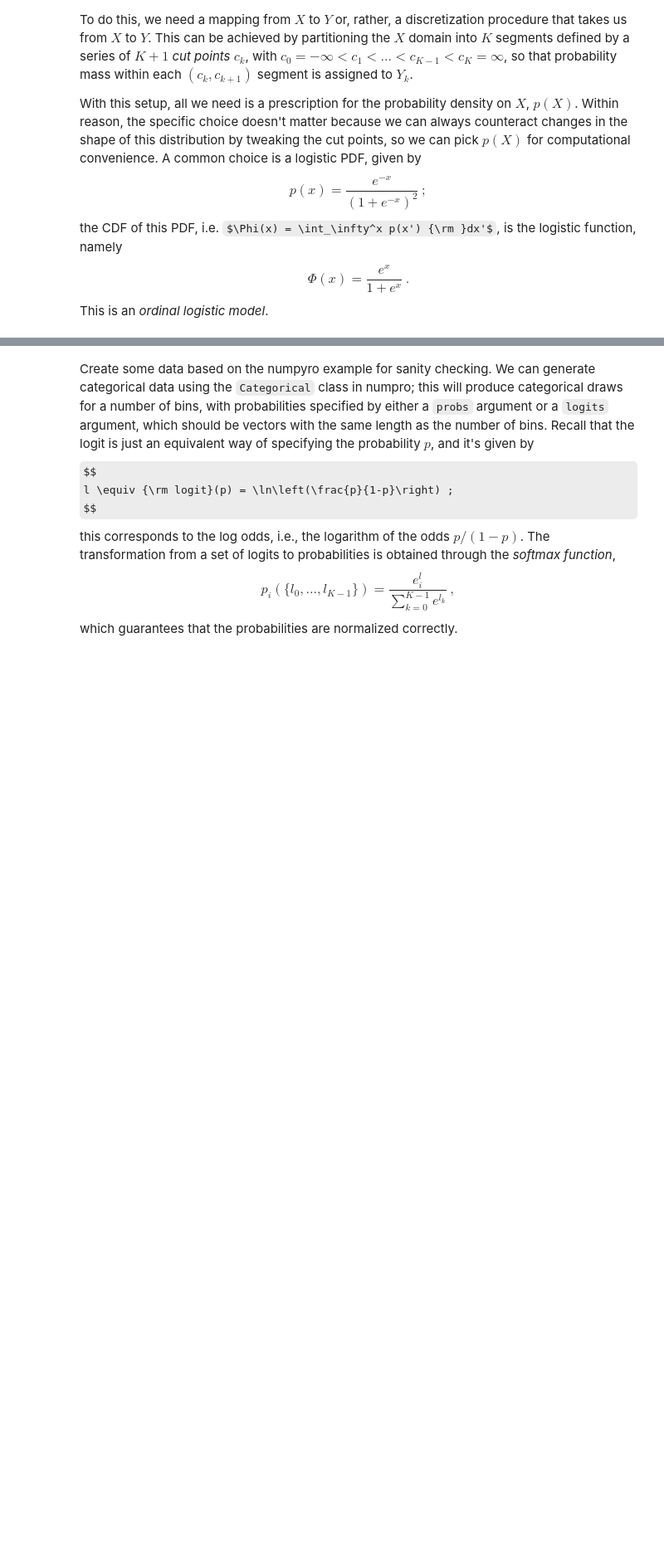
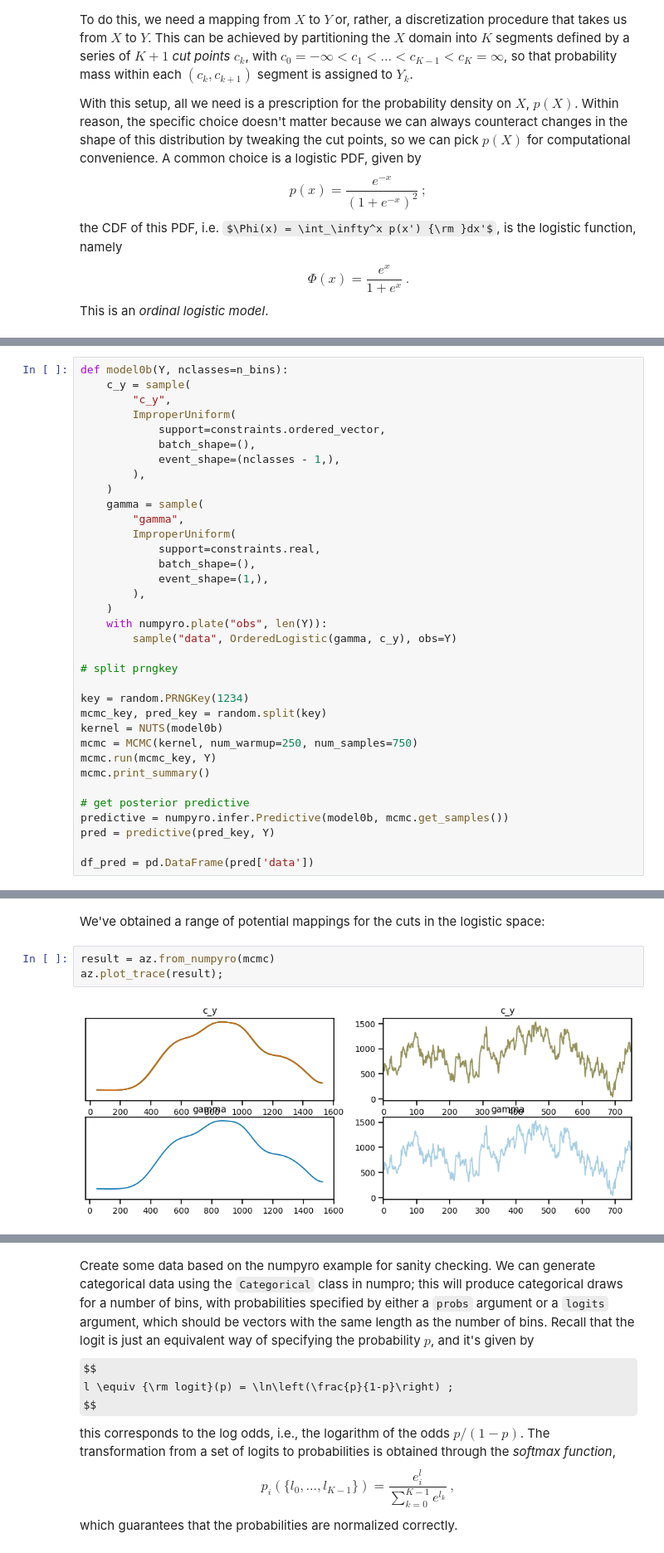
Before and after one commit to maxisi/ordinal-regression, a Jupyter notebook: ordinal.ipynb, the cells around one changed output, grey strips where cells are left out. Shown at 83% size. Drawn from its saved outputs; the diff is of its cells as text; some formulas as TeX source; blank space fills up the shorter version.

```diff
--- a/ordinal.ipynb
+++ b/ordinal.ipynb
@@ -71,0 +150,35 @@ Imagine we have a survey with `n_bins` ranked categories to choose from (e.g., "
+# %%
+def model0b(Y, nclasses=n_bins):
+    c_y = sample(
+        "c_y",
+        ImproperUniform(
+            support=constraints.ordered_vector,
+            batch_shape=(),
+            event_shape=(nclasses - 1,),
+        ),
+    )
+    gamma = sample(
+        "gamma",
+        ImproperUniform(
+            support=constraints.real,
+            batch_shape=(),
+            event_shape=(1,),
+        ),
+    )
+    with numpyro.plate("obs", len(Y)):
+        sample("data", OrderedLogistic(gamma, c_y), obs=Y)
+
+# split prngkey
+
+key = random.PRNGKey(1234)
+mcmc_key, pred_key = random.split(key)
+kernel = NUTS(model0b)
+mcmc = MCMC(kernel, num_warmup=250, num_samples=750)
+mcmc.run(mcmc_key, Y)
+mcmc.print_summary()
+
+# get posterior predictive
+predictive = numpyro.infer.Predictive(model0b, mcmc.get_samples())
+pred = predictive(pred_key, Y)
+
+df_pred = pd.DataFrame(pred['data'])
@@ -71,0 +207,7 @@ Imagine we have a survey with `n_bins` ranked categories to choose from (e.g., "
+# %% [markdown]
+We've obtained a range of potential mappings for the cuts in the logistic space:
+# %%
+result = az.from_numpyro(mcmc)
+az.plot_trace(result);
+# %% [output]
+[figure, added]
```
Also changed, not shown: parts of 36 cells of this notebook.
